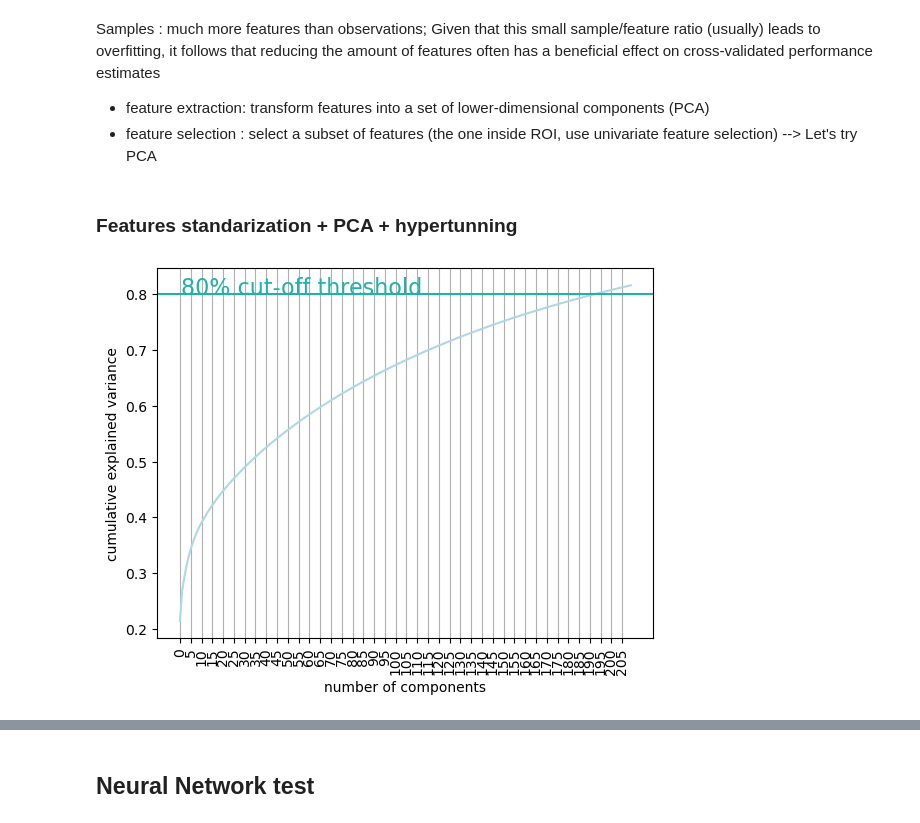
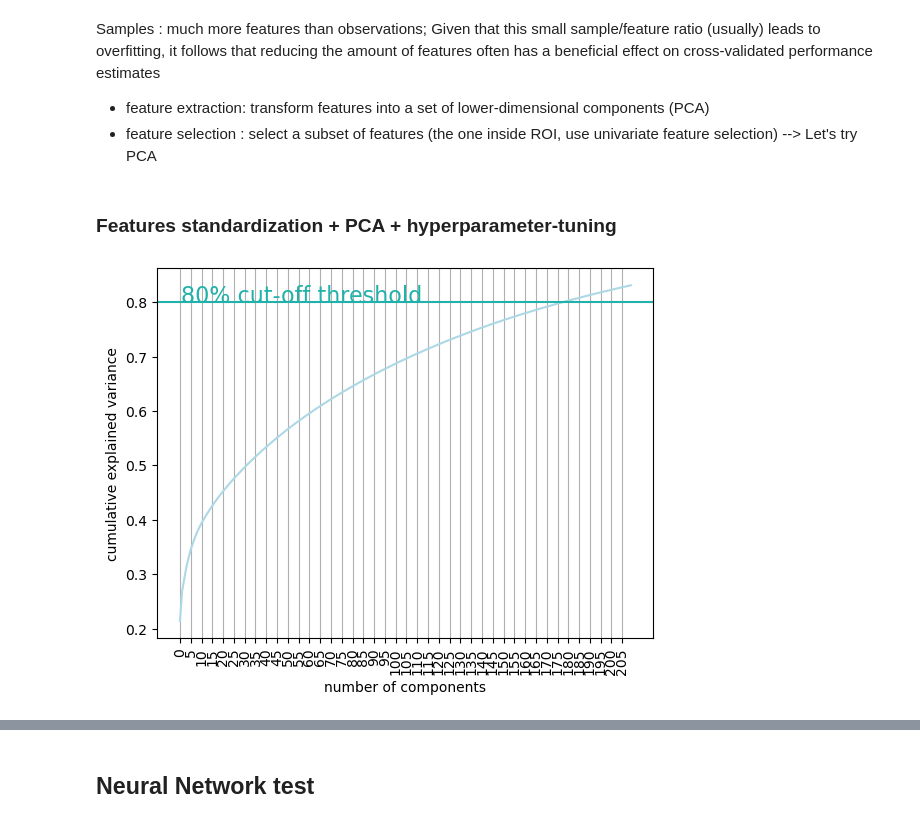
Before and after one commit to Alicia-max/MVPA_fMRI-Analysis, a Jupyter notebook: MVPA.ipynb, the cells around one changed output, grey strips where cells are left out. Cells and saved outputs as stored; diff of their text form; code cells hidden in the pictures.

```diff
--- a/MVPA.ipynb
+++ b/MVPA.ipynb
@@ -226,24 +256,24 @@ Samples : much more features than observations; Given that this small sample/fea
 - feature selection : select a subset of features (the one inside ROI, use univariate feature selection)
 --> Let's try PCA
 # %% [markdown]
-### Features standarization + PCA + hypertunning
+### Features standardization + PCA + hyperparameter-tuning
 # %%
-#standarization
+#standardization
 scaler = MinMaxScaler()
-scaler.fit(samples)
-sample_std = scaler.transform(samples)
+scaler.fit(train_samples)
+sample_std = scaler.transform(train_samples)
 pca = PCA().fit(sample_std)
 plt.plot(np.cumsum(pca.explained_variance_ratio_)[:210], color = 'lightblue')
 
 #plot parameters
 
 plt.xlabel('number of components')
 plt.ylabel('cumulative explained variance');
 plt.axhline(y=0.8, color='lightseagreen', linestyle='-')
 plt.text(0.5, 0.8, '80% cut-off threshold', color = 'lightseagreen', fontsize=16)
 plt.xticks(np.arange(0, 210, step=5), rotation=90)
 plt.grid(axis='x')
 plt.show()
 # %% [output]
-[figure, old version]
+[figure, new version]
 # %%
```
Also changed, not shown: parts of 14 cells of this notebook.
